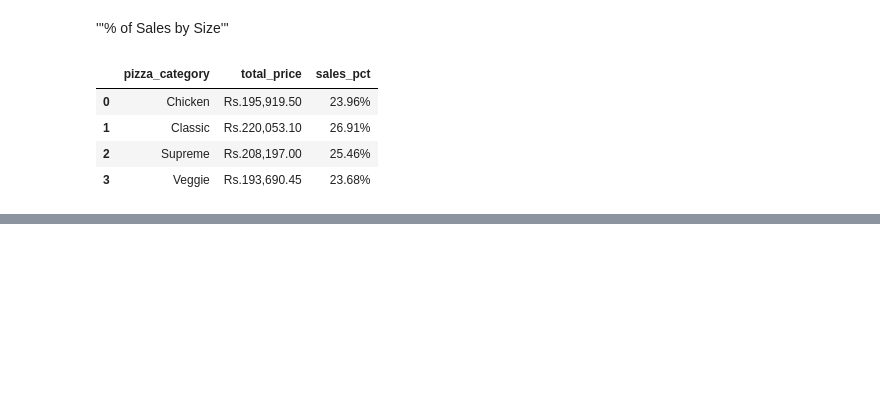
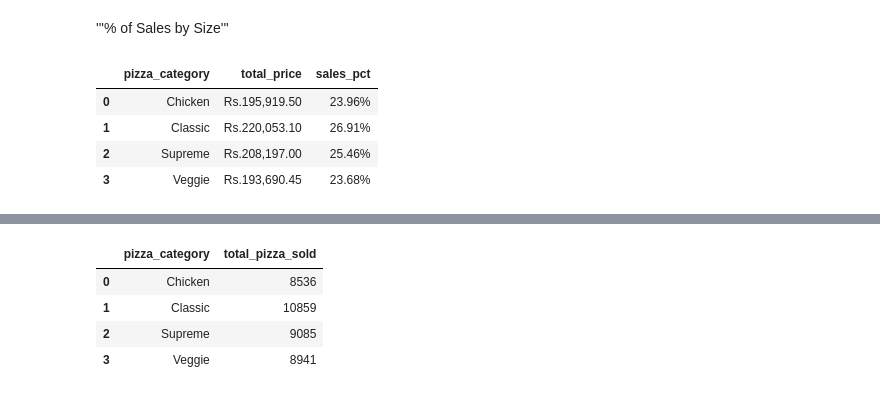
Before and after one commit to SmriteePoudel/DataScience, a Jupyter notebook: Pizza Sales.ipynb, the cells around one changed output, grey strips where cells are left out. Drawn from its saved outputs; the diff is of its cells as text; code cells hidden in the pictures; blank space fills up the shorter version.

```diff
--- a/Pizza Sales.ipynb
+++ b/Pizza Sales.ipynb
@@ -159,0 +170,11 @@ cross_tab
+# %%
+cat_pizza_sold = df.groupby('pizza_category')['order_id'].nunique().reset_index().rename(
+    columns = {'order_id':'total_pizza_sold'}
+)
+cat_pizza_sold
+# %% [output]
+|  | pizza_category | total_pizza_sold |
+| 0 | Chicken | 8536 |
+| 1 | Classic | 10859 |
+| 2 | Supreme | 9085 |
+| 3 | Veggie | 8941 |
```
Also changed, not shown: parts of 6 cells of this notebook, 2 other files.
